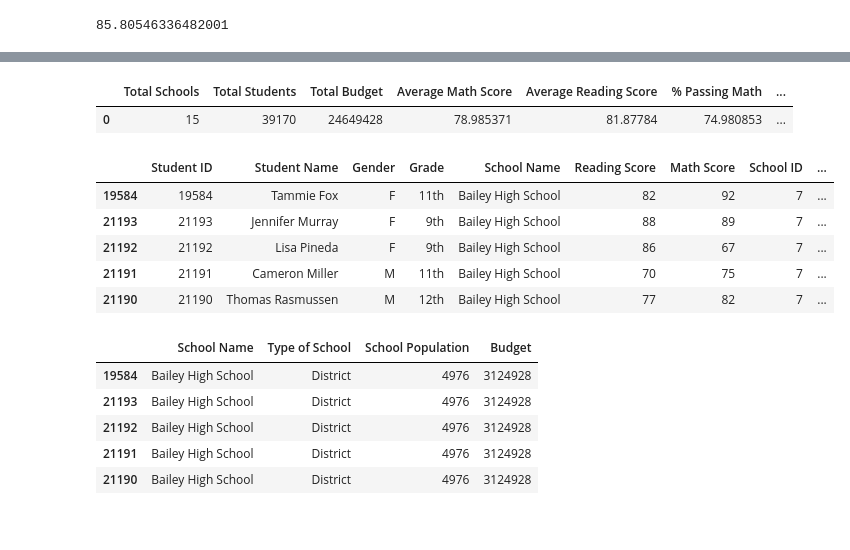
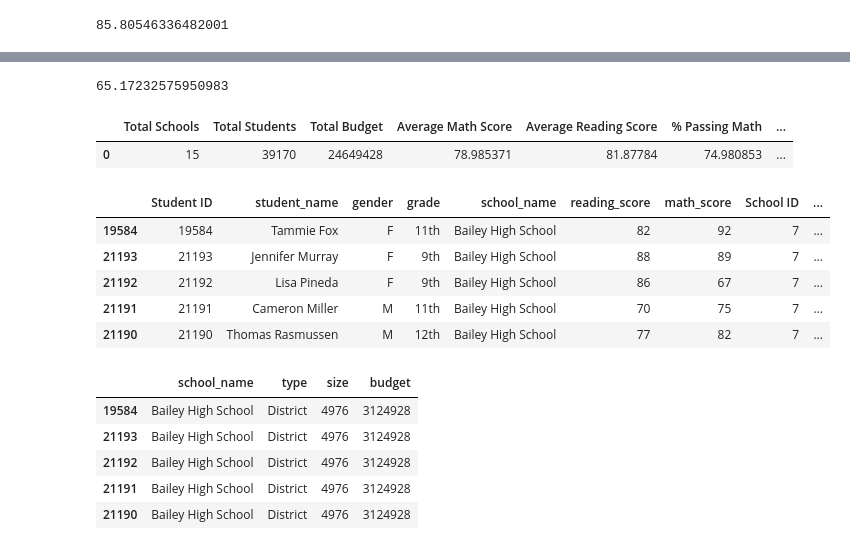
Before and after one commit to Terra999/pandas-challenge, a Jupyter notebook: PyCitySchools/PyCitySchools.ipynb, the cells around one changed output, grey strips where cells are left out. Cells and saved outputs as stored; diff of their text form; code cells hidden in the pictures.

```diff
--- a/PyCitySchools/PyCitySchools.ipynb
+++ b/PyCitySchools/PyCitySchools.ipynb
@@ -121,3 +221,9 @@ percent_passing_reading_df
+# %%
+# % of students passing math and reading
+passed_overall_percent_df = (overall_student_count_df/student_count_unique_df) * 100
+passed_overall_percent_df
+# %% [output]
+65.17232575950983
 # %%
 # District Summary
 overall_summary_df = pd.DataFrame({"Total Schools": [school_count_unique_df],
@@ -133,10 +240,10 @@ overall_summary_df
 | 0 | 15 | 39170 | 24649428 | 78.985371 | 81.87784 | 74.980853 | ... |
 # %%
 # Sort data to be alphabetical by school name
-sorted_data_df = school_data_renamed_df.sort_values("School Name")
+sorted_data_df = school_data_complete.sort_values("school_name")
 sorted_data_df.head()
 # %% [output]
-|  | Student ID | Student Name | Gender | Grade | School Name | Reading Score | Math Score | School ID | ... |
+|  | Student ID | student_name | gender | grade | school_name | reading_score | math_score | School ID | ... |
 | 19584 | 19584 | Tammie Fox | F | 11th | Bailey High School | 82 | 92 | 7 | ... |
 | 21193 | 21193 | Jennifer Murray | F | 9th | Bailey High School | 88 | 89 | 7 | ... |
 | 21192 | 21192 | Lisa Pineda | F | 9th | Bailey High School | 86 | 67 | 7 | ... |
@@ -144,10 +251,10 @@ sorted_data_df.head()
 | 21190 | 21190 | Thomas Rasmussen | M | 12th | Bailey High School | 77 | 82 | 7 | ... |
 # %%
 # Make df with School Name, Type of School, School Population and Budget
-school_summary_df = sorted_data_df[["School Name", "Type of School", "School Population", "Budget"]]
+school_summary_df = sorted_data_df[["school_name", "type", "size", "budget"]]
 school_summary_df.head()
 # %% [output]
-|  | School Name | Type of School | School Population | Budget |
+|  | school_name | type | size | budget |
 | 19584 | Bailey High School | District | 4976 | 3124928 |
 | 21193 | Bailey High School | District | 4976 | 3124928 |
 | 21192 | Bailey High School | District | 4976 | 3124928 |
```
Also changed, not shown: parts of 29 cells of this notebook.
